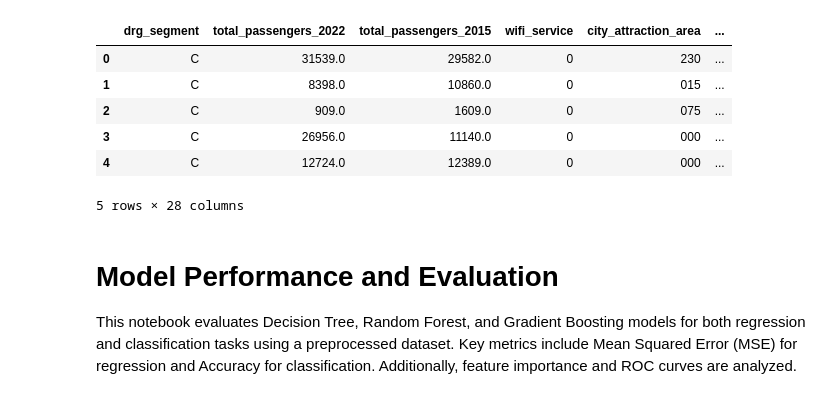
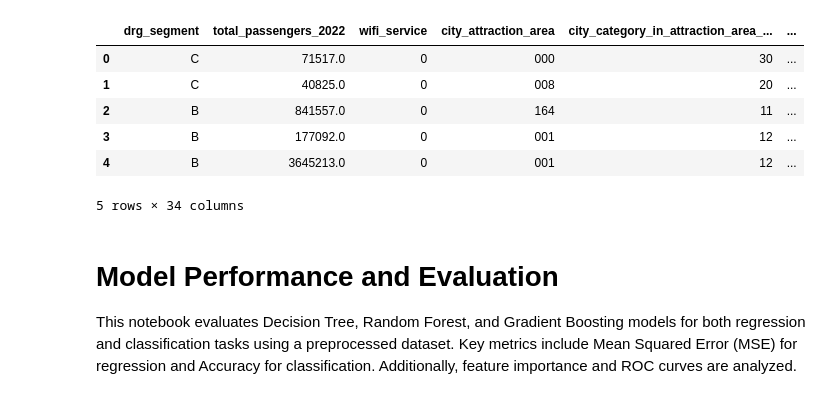
Before and after one commit to pierre-jezegou/fib-ml-project, a Jupyter notebook: models/randomforest.ipynb, the cells around one changed output. Cells and saved outputs as stored; diff of their text form; code cells hidden in the pictures.

```diff
--- a/models/randomforest.ipynb
+++ b/models/randomforest.ipynb
@@ -21,19 +21,19 @@ import matplotlib.pyplot as plt
 import seaborn as sns
 # %%
 # Load the preprocessed dataset
-preprocessed_file_path = '../dataset_preprocessed.csv'
+preprocessed_file_path = '../dataset_preprocessed_random_forest.csv'
 preprocessed_dataset = pd.read_csv(preprocessed_file_path)
 
 # Display first few rows of the dataset
 preprocessed_dataset.head()
 # %% [output]
-|  | drg_segment | total_passengers_2022 | total_passengers_2015 | wifi_service | city_attraction_area | ... |
-| 0 | C | 31539.0 | 29582.0 | 0 | 230 | ... |
-| 1 | C | 8398.0 | 10860.0 | 0 | 015 | ... |
-| 2 | C | 909.0 | 1609.0 | 0 | 075 | ... |
-| 3 | C | 26956.0 | 11140.0 | 0 | 000 | ... |
-| 4 | C | 12724.0 | 12389.0 | 0 | 000 | ... |
+|  | drg_segment | total_passengers_2022 | wifi_service | city_attraction_area | city_category_in_attraction_area_... | ... |
+| 0 | C | 71517.0 | 0 | 000 | 30 | ... |
+| 1 | C | 40825.0 | 0 | 008 | 20 | ... |
+| 2 | B | 841557.0 | 0 | 164 | 11 | ... |
+| 3 | B | 177092.0 | 0 | 001 | 12 | ... |
+| 4 | B | 3645213.0 | 0 | 001 | 12 | ... |
-5 rows × 28 columns
+5 rows × 34 columns
 # %% [markdown]
 # Model Performance and Evaluation
 This notebook evaluates Decision Tree, Random Forest, and Gradient Boosting models for both regression and classification tasks using a preprocessed dataset. Key metrics include Mean Squared Error (MSE) for regression and Accuracy for classification. Additionally, feature importance and ROC curves are analyzed.
```
Also changed, not shown: parts of 8 cells of this notebook, 3 other files.
